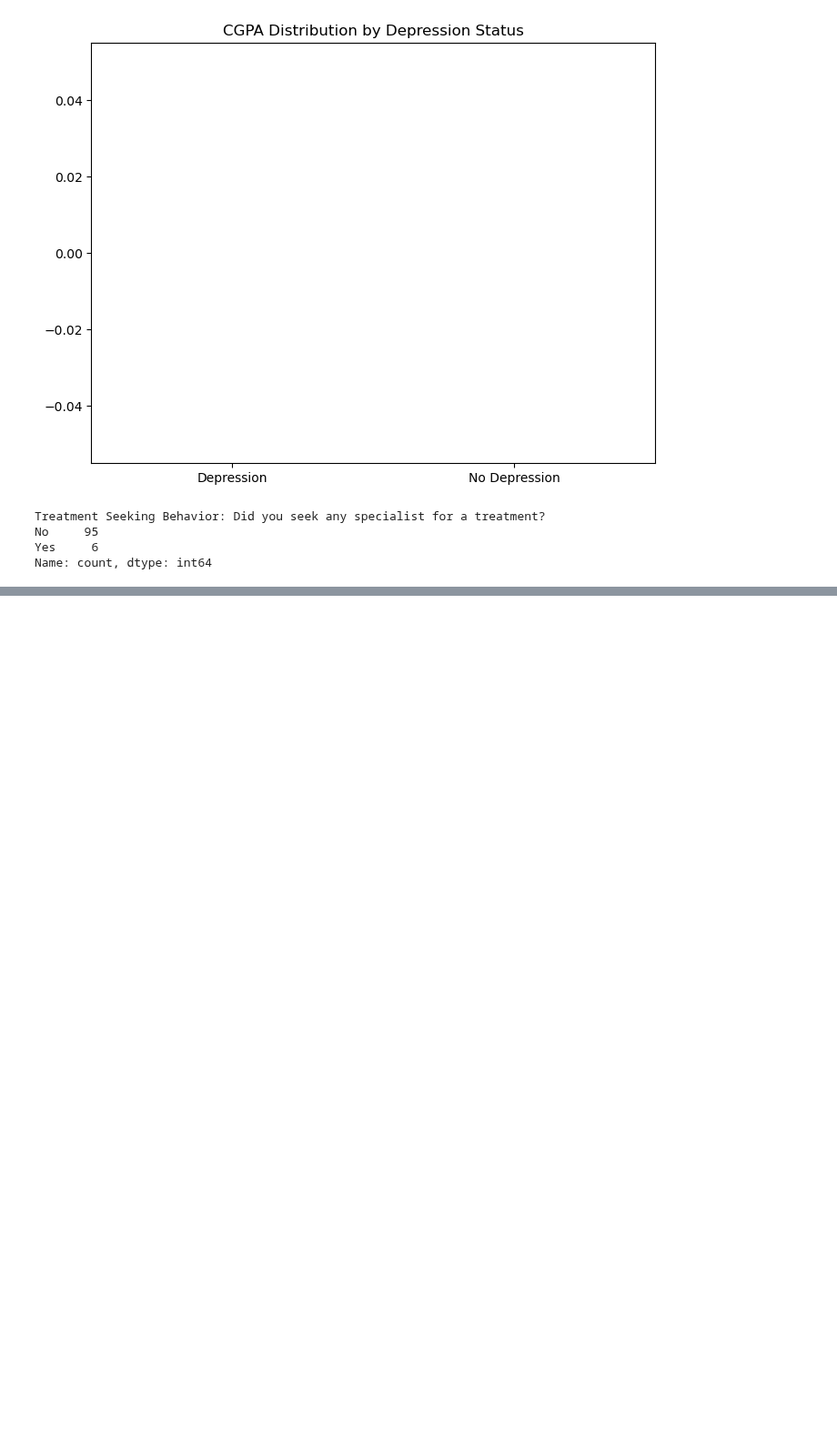
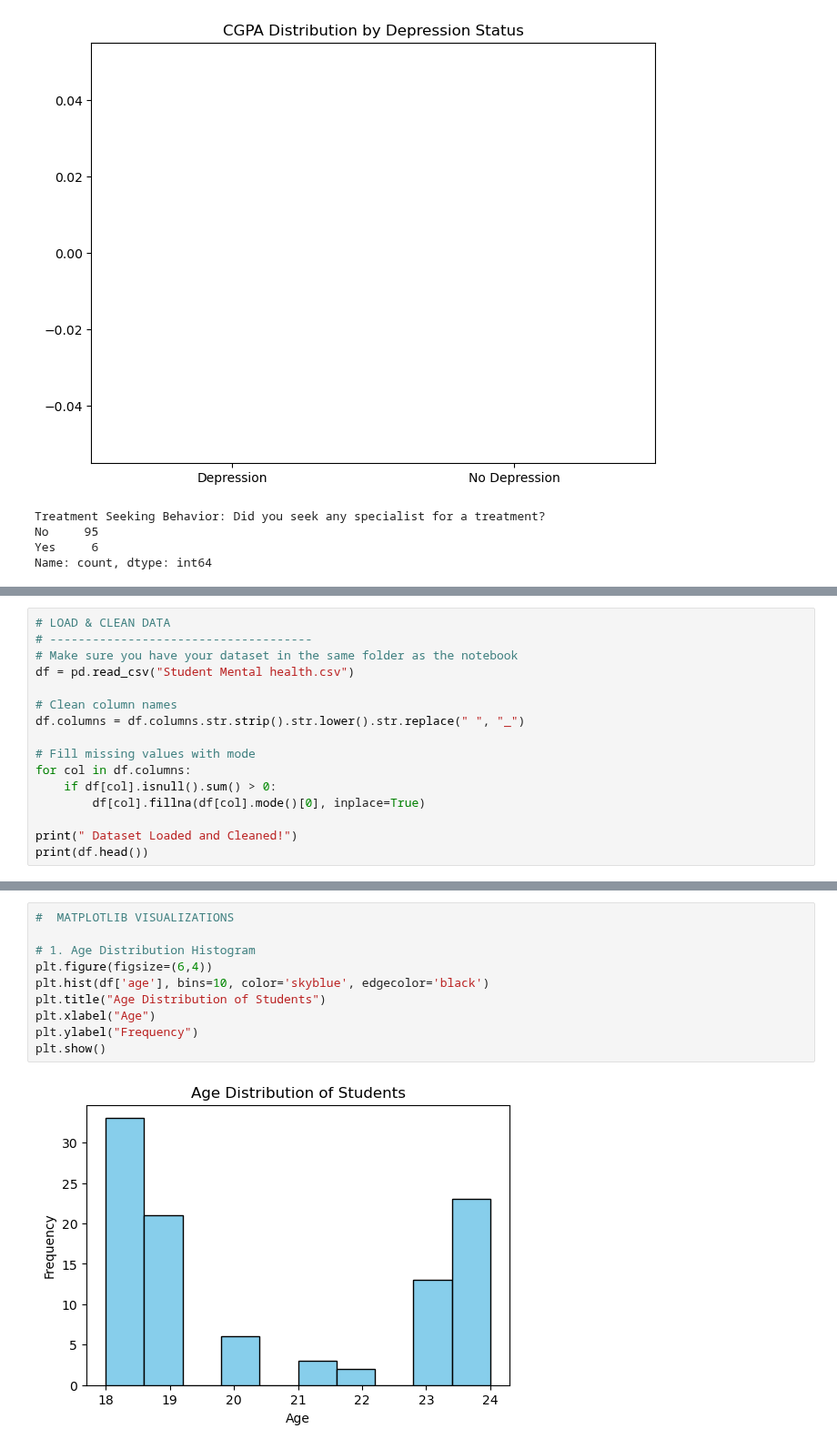
Before and after one commit to sofiaghulamnabi76-afk/YPDC-PROJECT, a Jupyter notebook: analysis.ipynb, the cells around one changed output, grey strips where cells are left out. Shown at 91% size. Drawn from its saved outputs; the diff is of its cells as text; blank space fills up the shorter version.

```diff
--- a/analysis.ipynb
+++ b/analysis.ipynb
@@ -273,0 +284,16 @@ Name: count, dtype: int64
+# %%
+# LOAD & CLEAN DATA
+# -------------------------------------
+# Make sure you have your dataset in the same folder as the notebook
+df = pd.read_csv("Student Mental health.csv")
+
+# Clean column names
+df.columns = df.columns.str.strip().str.lower().str.replace(" ", "_")
+
+# Fill missing values with mode
+for col in df.columns:
+    if df[col].isnull().sum() > 0:
+        df[col].fillna(df[col].mode()[0], inplace=True)
+
+print(" Dataset Loaded and Cleaned!")
+print(df.head())
@@ -273,0 +324,12 @@ Name: count, dtype: int64
+# %%
+#  MATPLOTLIB VISUALIZATIONS
+
+# 1. Age Distribution Histogram
+plt.figure(figsize=(6,4))
+plt.hist(df['age'], bins=10, color='skyblue', edgecolor='black')
+plt.title("Age Distribution of Students")
+plt.xlabel("Age")
+plt.ylabel("Frequency")
+plt.show()
+# %% [output]
+[figure, added]
```
Also changed, not shown: parts of 12 cells of this notebook.
